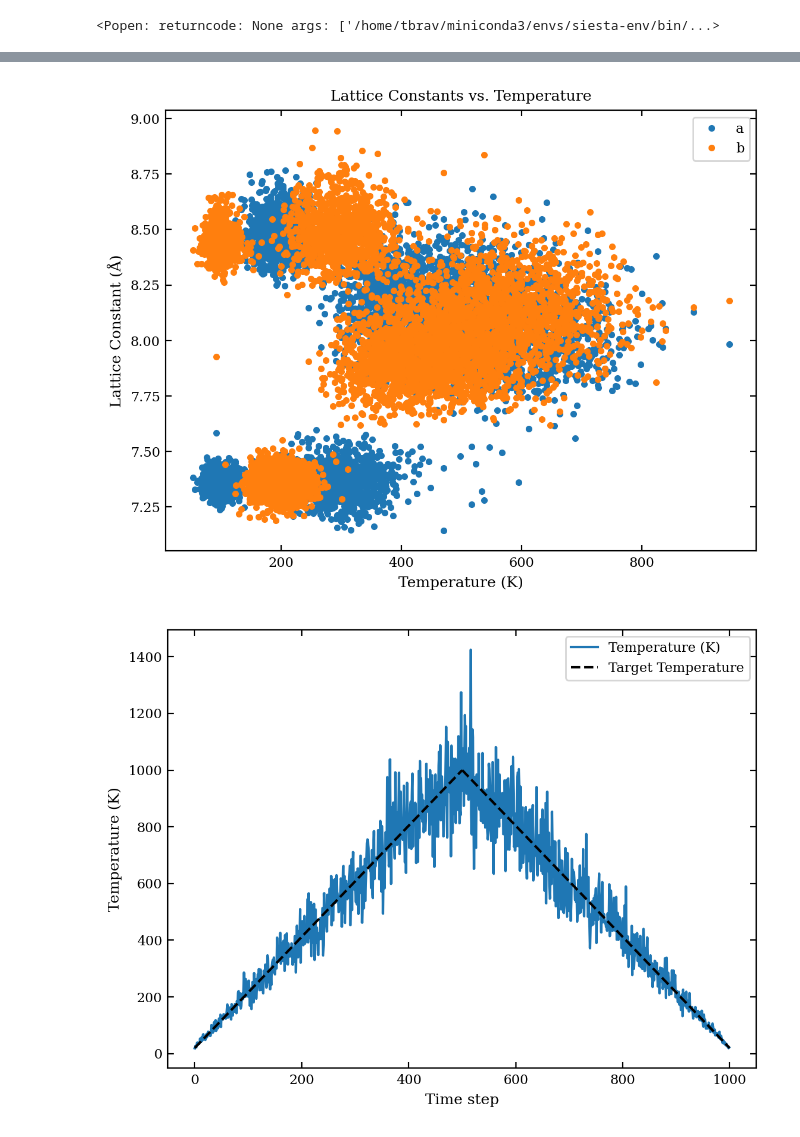
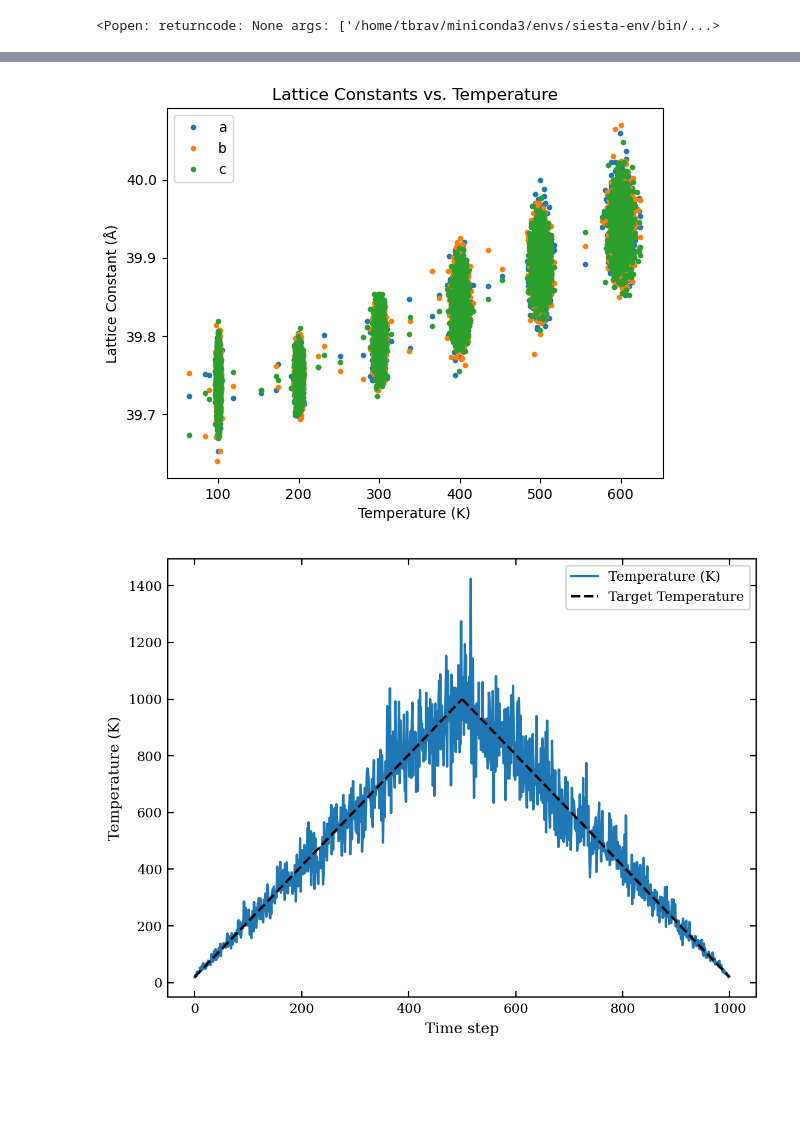
Before and after one commit to ThomasRavnborg/OxideSlabs, a Jupyter notebook: MLtraining.ipynb, the cells around one changed output, grey strips where cells are left out. Drawn from its saved outputs; the diff is of its cells as text; code cells hidden in the pictures; blank space fills up the shorter version.

```diff
--- a/MLtraining.ipynb
+++ b/MLtraining.ipynb
@@ -560,11 +576,15 @@ def load_thermo(thermo_file, run_file):
     with open(run_file, 'r') as f:
         run_in = f.read()
 
-    time_step = int(re.findall(r'time_step\s+(\d+\.?\d*)', run_in)[0])
-    dump_thermo = int(re.findall(r'dump_thermo\s+(\d+)', run_in)[0])
-    n_steps = int(re.findall(r'run\s+(\d+)', run_in)[0])*2
+    time_step = np.array(re.findall(r'time_step\s+(\d+\.?\d*)', run_in), dtype=float)
+    #dump_thermo = int(re.findall(r'dump_thermo\s+(\d+)', run_in)[0])
+    dump_thermo = np.array(re.findall(r'dump_thermo\s+(\d+)', run_in), dtype=int)
+    n_steps = np.array(re.findall(r'run\s+(\d+)', run_in), dtype=int)
 
-    t = np.linspace(0, n_steps*time_step, n_steps//dump_thermo)
+    N_steps = np.sum(n_steps)
+    N_dumps = np.sum(n_steps // dump_thermo)
+
+    t = np.linspace(0, N_steps*time_step, N_dumps)
     data = np.loadtxt(thermo_file)
 
     def _get_lattice_constants(cell):
@@ -588,8 +608,8 @@ def load_thermo(thermo_file, run_file):
     }
 # %%
 # read thermo.out and extract temperature and energy
-thermo_file = os.path.join(NEP.iter_dir, 'md/tests/1/thermo.out')
-run_file = os.path.join(NEP.iter_dir, 'md/tests/1/run.in')
+thermo_file = 'results/ALnep/iteration_2/md/Ba8O24Ti8/600K/thermo.out'
+run_file = 'results/ALnep/iteration_2/md/Ba8O24Ti8/600K/run.in'
 thermo = load_thermo(thermo_file, run_file)
 # %%
 plt.plot(thermo['t'], thermo['T'])
@@ -612,25 +632,25 @@ b = np.array([])
 c = np.array([])
 T = np.array([])
 
-for temp in ['100 K', '200 K', '300 K', '400 K', '500 K', '600 K']:
-    run_file = os.path.join(NEP.iter_dir, f'md/Ba4O20Ti8/{temp}/run.in')
-    thermo_file = os.path.join(NEP.iter_dir, f'md/Ba4O20Ti8/{temp}/thermo.out')
+for temp in [100, 200, 300, 400, 500, 600]:
+    thermo_file = f'results/ALnep/iteration_2/md/Ba8O24Ti8/{temp}K/thermo.out'
+    run_file = f'results/ALnep/iteration_2/md/Ba8O24Ti8/{temp}K/run.in'
     thermo = load_thermo(thermo_file, run_file)
     T = np.append(T, thermo['T'])
     a = np.append(a, thermo['cell'][0])
     b = np.append(b, thermo['cell'][1])
-    c = np.append(c, thermo['cell'][2]-40)
+    c = np.append(c, thermo['cell'][2])
 # %%
 plt.plot(T, a, '.', label='a')
 plt.plot(T, b, '.', label='b')
-#plt.plot(T, c, '.', label='c')
+plt.plot(T, c, '.', label='c')
 plt.xlabel('Temperature (K)')
 plt.ylabel('Lattice Constant (Å)')
 plt.title('Lattice Constants vs. Temperature')
 plt.legend()
 plt.show()
 # %% [output]
-[figure, old version]
+[figure, new version]
 # %%
 md_test = read(os.path.join(NEP.iter_dir, f'md/Ba4O20Ti8/100 K/dump.xyz'), ':')
 # %%
```
Also changed, not shown: parts of 4 cells of this notebook, 2 other files.
